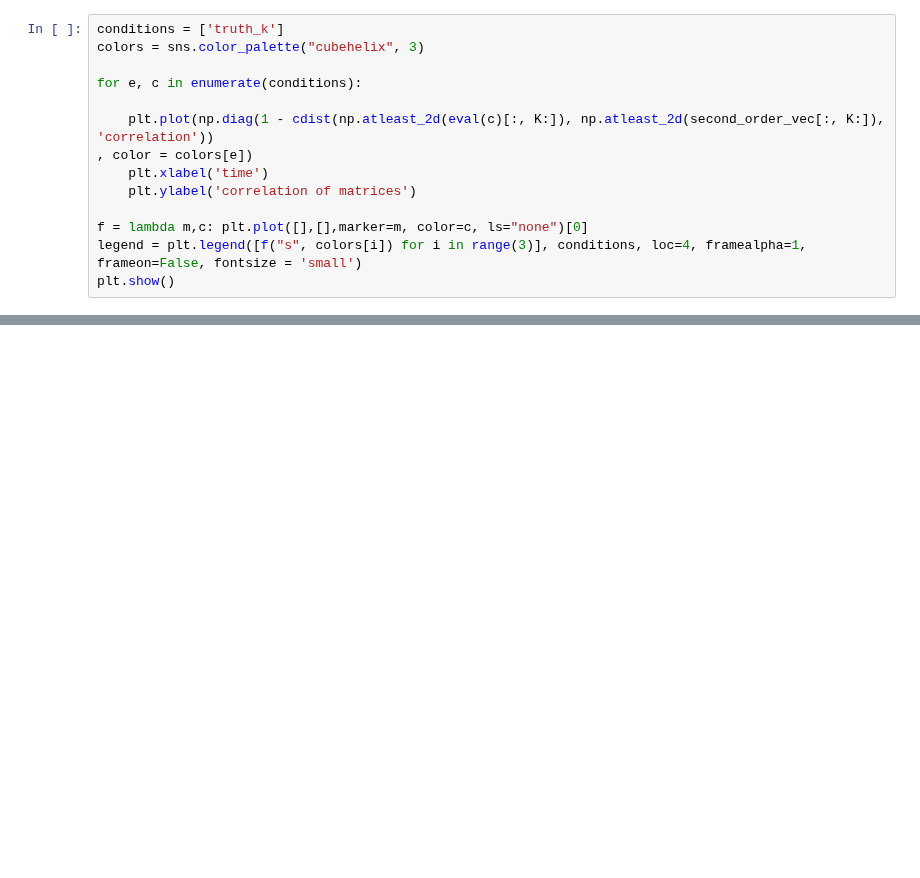
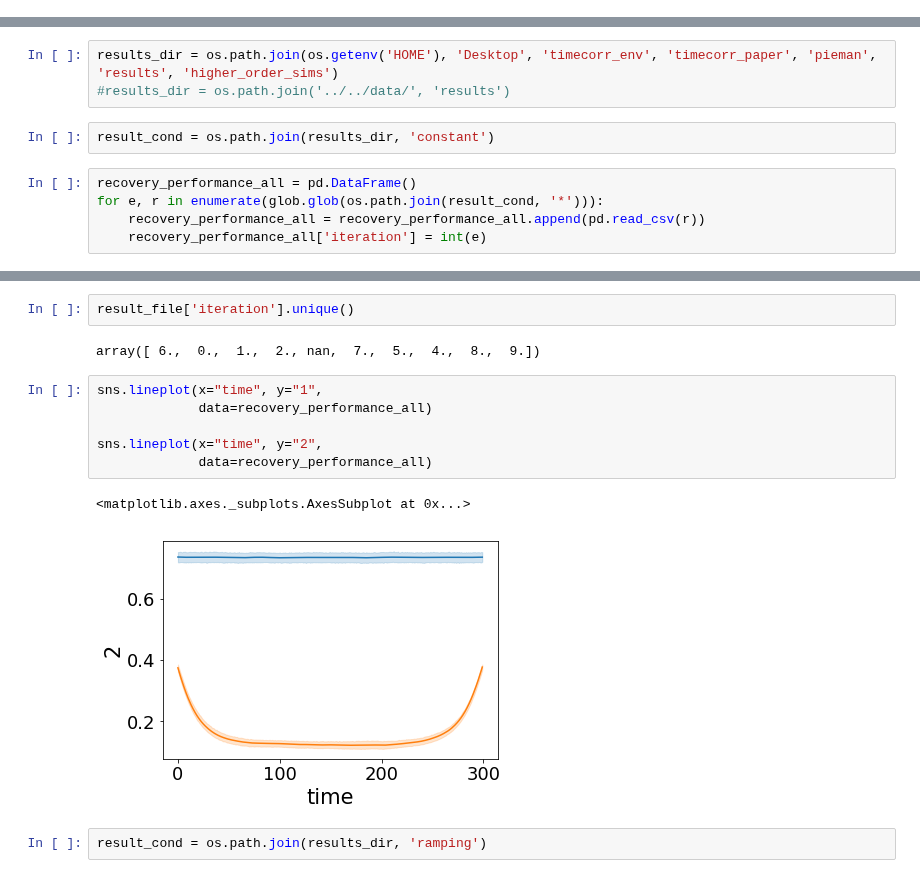
Before and after one commit to ContextLab/timecorr-paper, a Jupyter notebook: code/notebooks/timecorr_higher_order.ipynb, the cells around one changed output, grey strips where cells are left out. Cells and saved outputs as stored; diff of their text form; blank space fills up the shorter version.

Commit message:
updates to higher order sims

```diff
--- a/code/notebooks/timecorr_higher_order.ipynb
+++ b/code/notebooks/timecorr_higher_order.ipynb
@@ -250,14 +0,0 @@ corr_corr2.mean()
-# %%
-conditions = ['truth_k']
-colors = sns.color_palette("cubehelix", 3)
-
-for e, c in enumerate(conditions):
-
-    plt.plot(np.diag(1 - cdist(np.atleast_2d(eval(c)[:, K:]), np.atleast_2d(second_order_vec[:, K:]), 'correlation'))
-, color = colors[e])
-    plt.xlabel('time')
-    plt.ylabel('correlation of matrices')
-
-f = lambda m,c: plt.plot([],[],marker=m, color=c, ls="none")[0]
-legend = plt.legend([f("s", colors[i]) for i in range(3)], conditions, loc=4, framealpha=1, frameon=False, fontsize = 'small')
-plt.show()
@@ -835,0 +14,10 @@ corr_corr3.mean()
+# %%
+results_dir = os.path.join(os.getenv('HOME'), 'Desktop', 'timecorr_env', 'timecorr_paper', 'pieman', 'results', 'higher_order_sims')
+#results_dir = os.path.join('../../data/', 'results')
+# %%
+result_cond = os.path.join(results_dir, 'constant')
+# %%
+recovery_performance_all = pd.DataFrame()
+for e, r in enumerate(glob.glob(os.path.join(result_cond, '*'))):
+    recovery_performance_all = recovery_performance_all.append(pd.read_csv(r))
+    recovery_performance_all['iteration'] = int(e)
@@ -835,0 +53,15 @@ corr_corr3.mean()
+# %%
+result_file['iteration'].unique()
+# %% [output]
+array([ 6.,  0.,  1.,  2., nan,  7.,  5.,  4.,  8.,  9.])
+# %%
+sns.lineplot(x="time", y="1",
+             data=recovery_performance_all)
+
+sns.lineplot(x="time", y="2",
+             data=recovery_performance_all)
+# %% [output]
+<matplotlib.axes._subplots.AxesSubplot at 0x...>
+[figure, added]
+# %%
+result_cond = os.path.join(results_dir, 'ramping')
```
Also changed, not shown: parts of 117 cells of this notebook, 3 other files.
